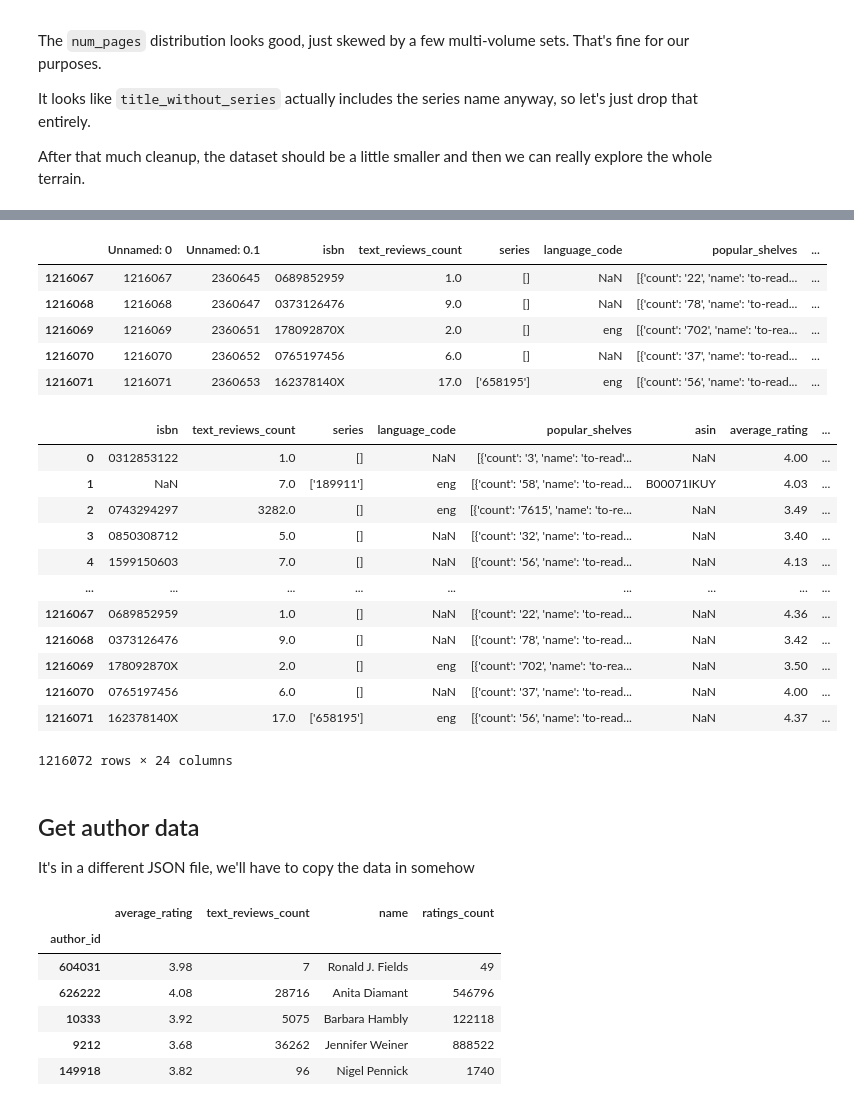
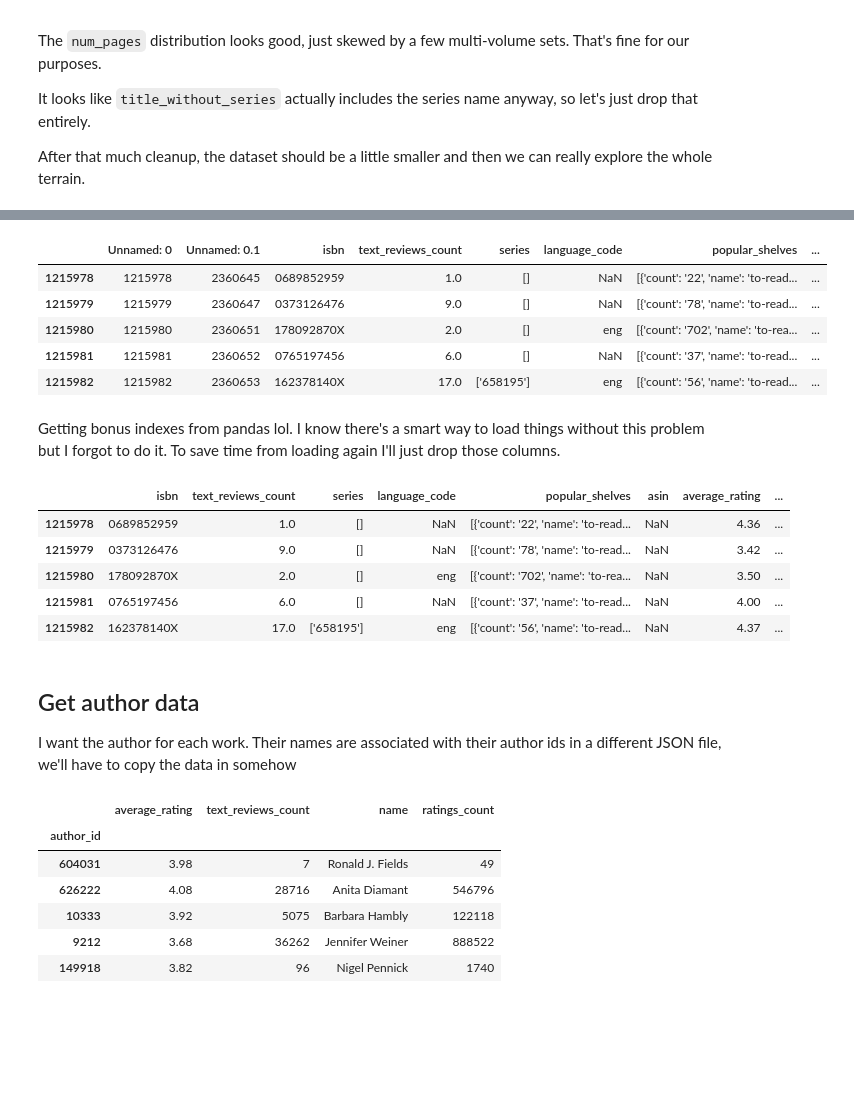
Before and after one commit to deepfates/fastpages, a Jupyter notebook: _notebooks/2021-06-28-data-collation.ipynb, the cells around one changed output, grey strips where cells are left out. Saved outputs shown, nothing was run; the diff lists cells and outputs as text; code cells hidden in the pictures; blank space fills up the shorter version.

```diff
--- a/_notebooks/2021-06-28-data-collation.ipynb
+++ b/_notebooks/2021-06-28-data-collation.ipynb
@@ -131,3 +159,7 @@ total_df.to_csv('records/cleaned_goodreads_books.csv')
+# %%
+import pandas as pd
+
+pd.set_option("display.max_columns", None)
 # %%
-total_df = pd.read_csv('records/cleaned_goodreads_books.csv')
+total_df = pd.read_csv('../../records/cleaned_goodreads_books.csv')
 # %%
@@ -162,24 +193,19 @@ total_df['top_genre'] = pd.Series(g, dtype='unicode')
 total_df.tail()
 # %% [output]
 |  | Unnamed: 0 | Unnamed: 0.1 | isbn | text_reviews_count | series | language_code | popular_shelves | ... |
-| 1216067 | 1216067 | 2360645 | 0689852959 | 1.0 | [] | NaN | [{'count': '22', 'name': 'to-read... | ... |
-| 1216068 | 1216068 | 2360647 | 0373126476 | 9.0 | [] | NaN | [{'count': '78', 'name': 'to-read... | ... |
-| 1216069 | 1216069 | 2360651 | 178092870X | 2.0 | [] | eng | [{'count': '702', 'name': 'to-rea... | ... |
-| 1216070 | 1216070 | 2360652 | 0765197456 | 6.0 | [] | NaN | [{'count': '37', 'name': 'to-read... | ... |
-| 1216071 | 1216071 | 2360653 | 162378140X | 17.0 | ['658195'] | eng | [{'count': '56', 'name': 'to-read... | ... |
+| 1215978 | 1215978 | 2360645 | 0689852959 | 1.0 | [] | NaN | [{'count': '22', 'name': 'to-read... | ... |
+| 1215979 | 1215979 | 2360647 | 0373126476 | 9.0 | [] | NaN | [{'count': '78', 'name': 'to-read... | ... |
+| 1215980 | 1215980 | 2360651 | 178092870X | 2.0 | [] | eng | [{'count': '702', 'name': 'to-rea... | ... |
+| 1215981 | 1215981 | 2360652 | 0765197456 | 6.0 | [] | NaN | [{'count': '37', 'name': 'to-read... | ... |
+| 1215982 | 1215982 | 2360653 | 162378140X | 17.0 | ['658195'] | eng | [{'count': '56', 'name': 'to-read... | ... |
+# %% [markdown]
+Getting bonus indexes from pandas lol. I know there's a smart way to load things without this problem but I forgot to do it. To save time from loading again I'll just drop those columns.
 # %%
-total_df.drop(['Unnamed: 0', 'Unnamed: 0.1'], axis=1)
+total_df.drop(['Unnamed: 0', 'Unnamed: 0.1'], axis=1).tail()
 # %% [output]
 |  | isbn | text_reviews_count | series | language_code | popular_shelves | asin | average_rating | ... |
-| 0 | 0312853122 | 1.0 | [] | NaN | [{'count': '3', 'name': 'to-read'... | NaN | 4.00 | ... |
-| 1 | NaN | 7.0 | ['189911'] | eng | [{'count': '58', 'name': 'to-read... | B00071IKUY | 4.03 | ... |
-| 2 | 0743294297 | 3282.0 | [] | eng | [{'count': '7615', 'name': 'to-re... | NaN | 3.49 | ... |
-| 3 | 0850308712 | 5.0 | [] | NaN | [{'count': '32', 'name': 'to-read... | NaN | 3.40 | ... |
-| 4 | 1599150603 | 7.0 | [] | NaN | [{'count': '56', 'name': 'to-read... | NaN | 4.13 | ... |
-| ... | ... | ... | ... | ... | ... | ... | ... | ... |
-| 1216067 | 0689852959 | 1.0 | [] | NaN | [{'count': '22', 'name': 'to-read... | NaN | 4.36 | ... |
-| 1216068 | 0373126476 | 9.0 | [] | NaN | [{'count': '78', 'name': 'to-read... | NaN | 3.42 | ... |
-| 1216069 | 178092870X | 2.0 | [] | eng | [{'count': '702', 'name': 'to-rea... | NaN | 3.50 | ... |
-| 1216070 | 0765197456 | 6.0 | [] | NaN | [{'count': '37', 'name': 'to-read... | NaN | 4.00 | ... |
-| 1216071 | 162378140X | 17.0 | ['658195'] | eng | [{'count': '56', 'name': 'to-read... | NaN | 4.37 | ... |
+| 1215978 | 0689852959 | 1.0 | [] | NaN | [{'count': '22', 'name': 'to-read... | NaN | 4.36 | ... |
+| 1215979 | 0373126476 | 9.0 | [] | NaN | [{'count': '78', 'name': 'to-read... | NaN | 3.42 | ... |
+| 1215980 | 178092870X | 2.0 | [] | eng | [{'count': '702', 'name': 'to-rea... | NaN | 3.50 | ... |
+| 1215981 | 0765197456 | 6.0 | [] | NaN | [{'count': '37', 'name': 'to-read... | NaN | 4.00 | ... |
+| 1215982 | 162378140X | 17.0 | ['658195'] | eng | [{'count': '56', 'name': 'to-read... | NaN | 4.37 | ... |
-1216072 rows × 24 columns
@@ -190,7 +212,7 @@ total_df = pd.read_csv('records/cleaned_goodreads_books.csv')
 # %% [markdown]
 ## Get author data
 
-It's in a different JSON file, we'll have to copy the data in somehow
+I want the author for each work. Their names are associated with their author ids in a different JSON file, we'll have to copy the data in somehow
 # %%
 author_df = pd.read_json('/run/media/mage/INDESTRUCTIBLESLIME/Replaceable/datasets/goodreads/downloads/goodreads_book_authors.json', lines=True)
 # %%
```
Also changed, not shown: parts of 44 cells of this notebook, 4 other files.
